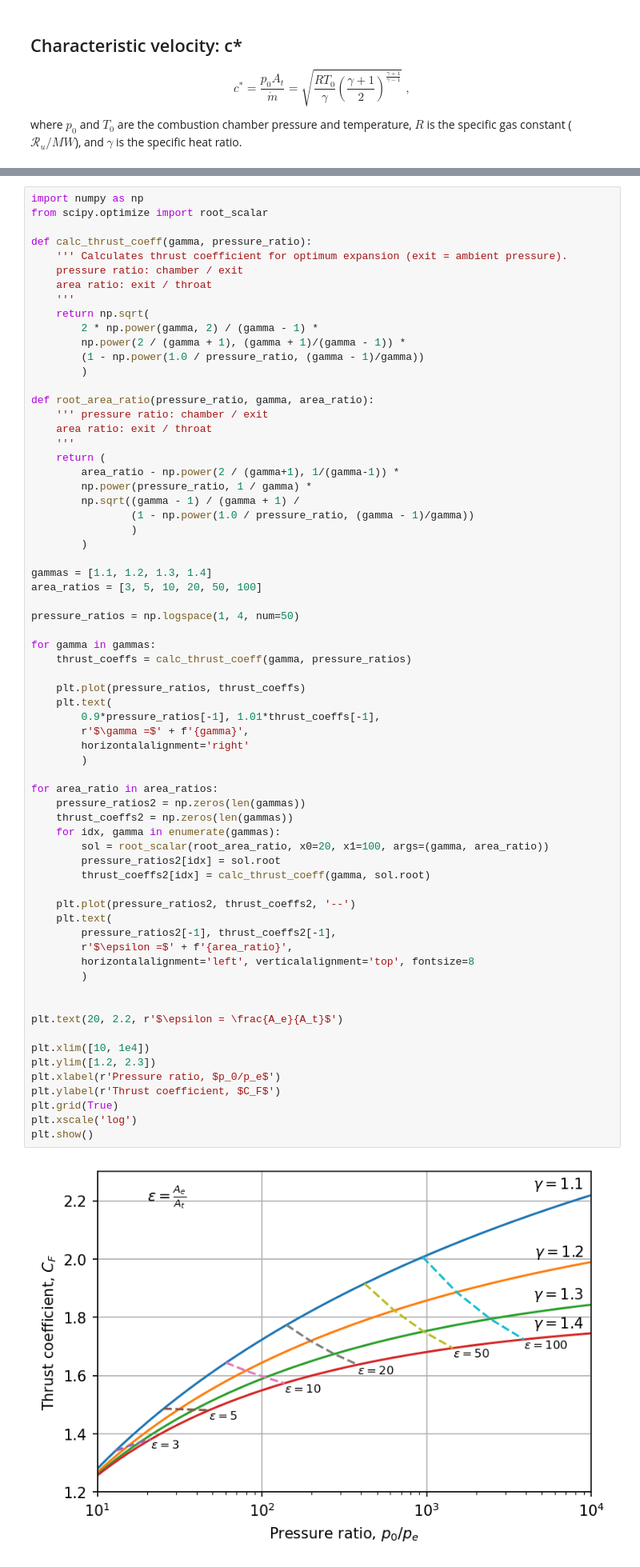
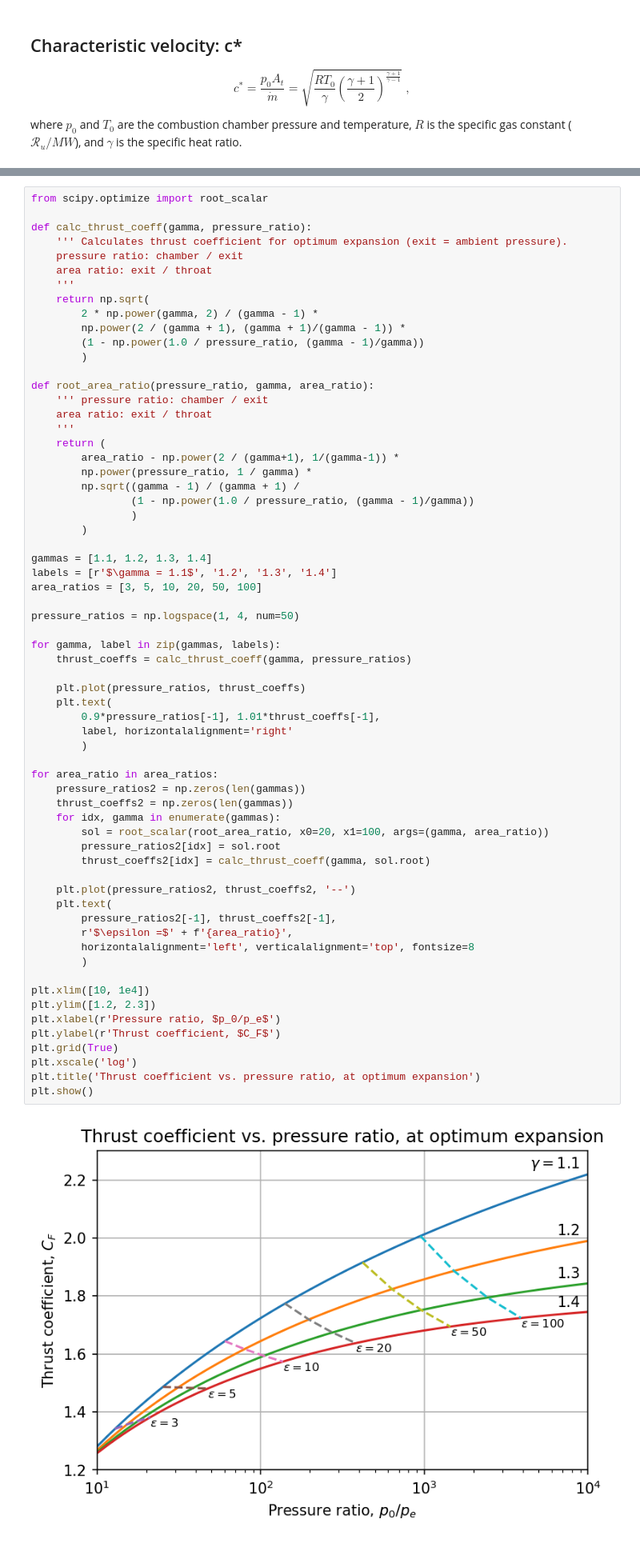
Before and after one commit to kyleniemeyer/rocket-propulsion, a Jupyter notebook: book/fundamentals/ideal-rocket.ipynb, the cells around one changed output, grey strips where cells are left out. Shown: that part at 80% size. Drawn from its saved outputs; the diff is of its cells as text.

```diff
--- a/book/fundamentals/ideal-rocket.ipynb
+++ b/book/fundamentals/ideal-rocket.ipynb
@@ -58,5 +112,4 @@ $$
 # %%
-import numpy as np
 from scipy.optimize import root_scalar
 
 def calc_thrust_coeff(gamma, pressure_ratio):
@@ -83,44 +136,42 @@ def root_area_ratio(pressure_ratio, gamma, area_ratio):
         )
 
 gammas = [1.1, 1.2, 1.3, 1.4]
+labels = [r'$\gamma = 1.1$', '1.2', '1.3', '1.4']
 area_ratios = [3, 5, 10, 20, 50, 100]
 
 pressure_ratios = np.logspace(1, 4, num=50)
 
-for gamma in gammas:
+for gamma, label in zip(gammas, labels):
     thrust_coeffs = calc_thrust_coeff(gamma, pressure_ratios)
 
     plt.plot(pressure_ratios, thrust_coeffs)
     plt.text(
         0.9*pressure_ratios[-1], 1.01*thrust_coeffs[-1],
-        r'$\gamma =$' + f'{gamma}',
-        horizontalalignment='right'
+        label, horizontalalignment='right'
         )
 
 for area_ratio in area_ratios:
     pressure_ratios2 = np.zeros(len(gammas))
     thrust_coeffs2 = np.zeros(len(gammas))
     for idx, gamma in enumerate(gammas):
         sol = root_scalar(root_area_ratio, x0=20, x1=100, args=(gamma, area_ratio))
         pressure_ratios2[idx] = sol.root
         thrust_coeffs2[idx] = calc_thrust_coeff(gamma, sol.root)
 
     plt.plot(pressure_ratios2, thrust_coeffs2, '--')
     plt.text(
         pressure_ratios2[-1], thrust_coeffs2[-1],
         r'$\epsilon =$' + f'{area_ratio}',
         horizontalalignment='left', verticalalignment='top', fontsize=8
         )
 
-
-plt.text(20, 2.2, r'$\epsilon = \frac{A_e}{A_t}$')
-
 plt.xlim([10, 1e4])
 plt.ylim([1.2, 2.3])
 plt.xlabel(r'Pressure ratio, $p_0/p_e$')
 plt.ylabel(r'Thrust coefficient, $C_F$')
 plt.grid(True)
 plt.xscale('log')
+plt.title('Thrust coefficient vs. pressure ratio, at optimum expansion')
 plt.show()
 # %% [output]
-[figure, old version]
+[figure, new version]
```
Also changed, not shown: parts of 4 cells of this notebook, 1 other file.
